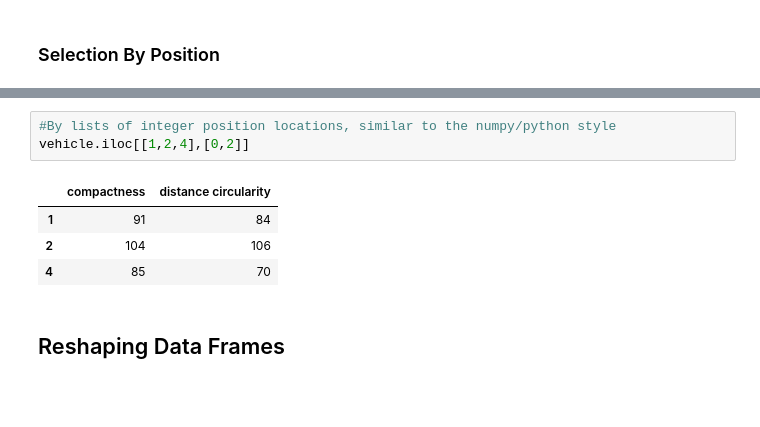
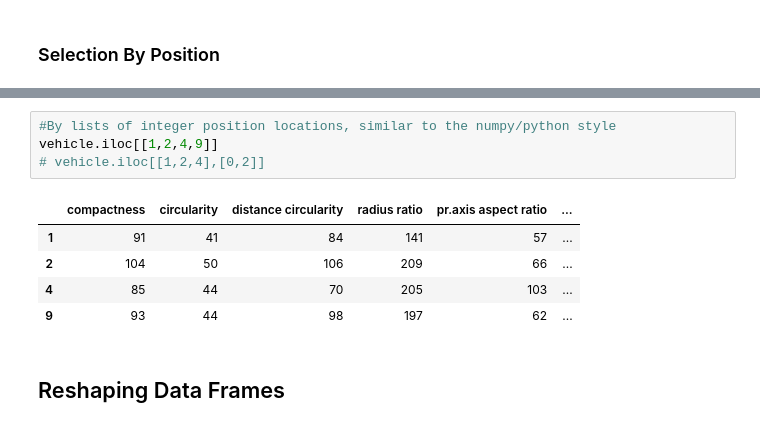
Before and after one commit to Deep-relay/DMA-Lab, a Jupyter notebook: 7th Lab/6_Pandas(2).ipynb, the cells around one changed output, grey strips where cells are left out. Saved outputs shown, nothing was run; the diff lists cells and outputs as text; blank space fills up the shorter version.

```diff
--- a/7th Lab/6_Pandas(2).ipynb
+++ b/7th Lab/6_Pandas(2).ipynb
@@ -143,11 +141,13 @@ NameError: name 'vehicle' is not defined
 # %%
 #By lists of integer position locations, similar to the numpy/python style
-vehicle.iloc[[1,2,4],[0,2]]
+vehicle.iloc[[1,2,4,9]]
+# vehicle.iloc[[1,2,4],[0,2]]
 # %% [output]
-|  | compactness | distance circularity |
-| 1 | 91 | 84 |
-| 2 | 104 | 106 |
-| 4 | 85 | 70 |
+|  | compactness | circularity | distance circularity | radius ratio | pr.axis aspect ratio | ... |
+| 1 | 91 | 41 | 84 | 141 | 57 | ... |
+| 2 | 104 | 50 | 106 | 209 | 66 | ... |
+| 4 | 85 | 44 | 70 | 205 | 103 | ... |
+| 9 | 93 | 44 | 98 | 197 | 62 | ... |
 # %% [markdown]
 ## Reshaping Data Frames
 # %%
```
Also changed, not shown: parts of 8 cells of this notebook, 1 other file.
